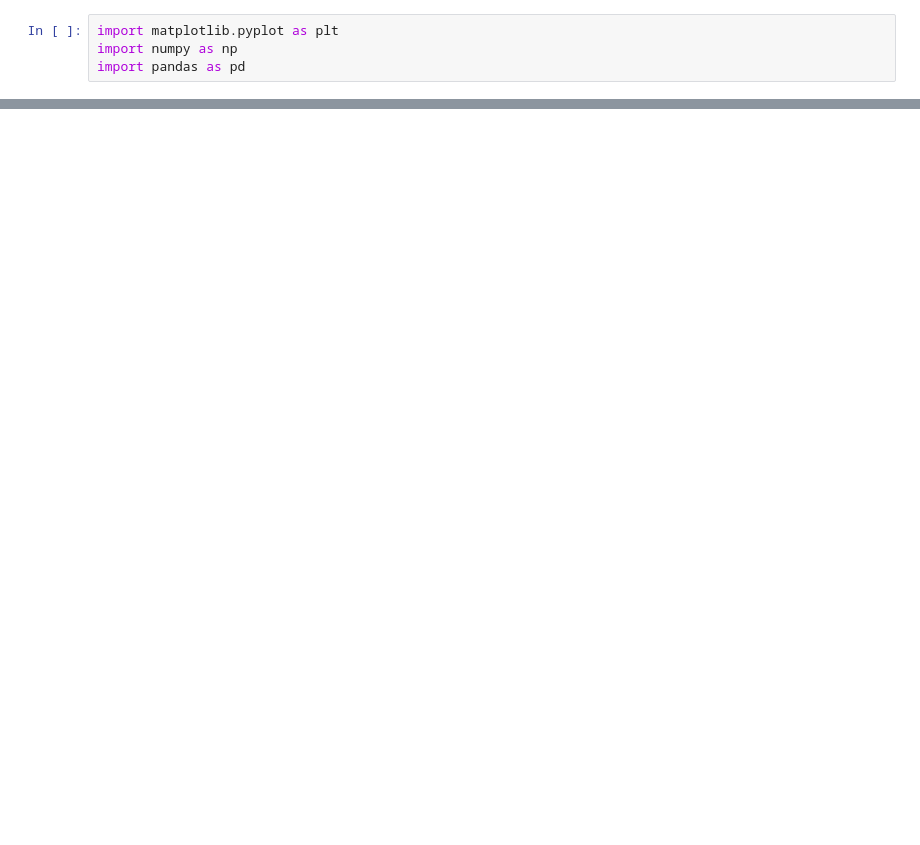
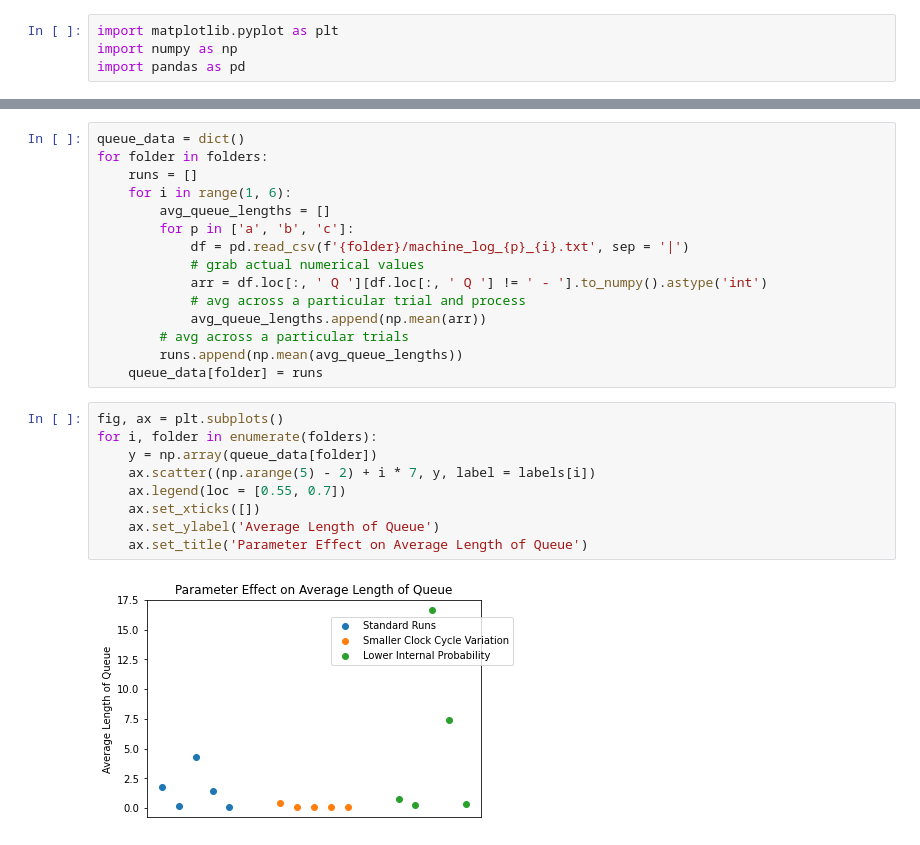
Before and after one commit to golfcm6/time-waits-for-no-one, a Jupyter notebook: analysis.ipynb, the cells around one changed output, grey strips where cells are left out. Drawn from its saved outputs; the diff is of its cells as text; blank space fills up the shorter version.

```diff
--- a/analysis.ipynb
+++ b/analysis.ipynb
@@ -39,0 +41,26 @@ for i, folder in enumerate(folders):
+# %%
+queue_data = dict()
+for folder in folders:
+    runs = []
+    for i in range(1, 6):
+        avg_queue_lengths = []
+        for p in ['a', 'b', 'c']:
+            df = pd.read_csv(f'{folder}/machine_log_{p}_{i}.txt', sep = '|')
+            # grab actual numerical values
+            arr = df.loc[:, ' Q '][df.loc[:, ' Q '] != ' - '].to_numpy().astype('int')
+            # avg across a particular trial and process
+            avg_queue_lengths.append(np.mean(arr))
+        # avg across a particular trials
+        runs.append(np.mean(avg_queue_lengths))
+    queue_data[folder] = runs
+# %%
+fig, ax = plt.subplots()
+for i, folder in enumerate(folders):
+    y = np.array(queue_data[folder])
+    ax.scatter((np.arange(5) - 2) + i * 7, y, label = labels[i])
+    ax.legend(loc = [0.55, 0.7])
+    ax.set_xticks([])
+    ax.set_ylabel('Average Length of Queue')
+    ax.set_title('Parameter Effect on Average Length of Queue')
+# %% [output]
+[figure, added]
```
Also changed, not shown: parts of 2 cells of this notebook, 5 other files.
